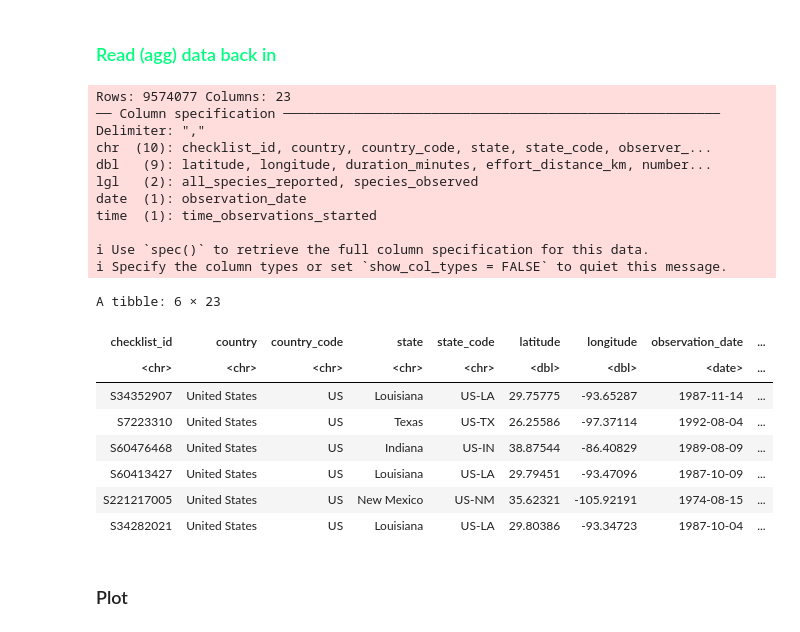
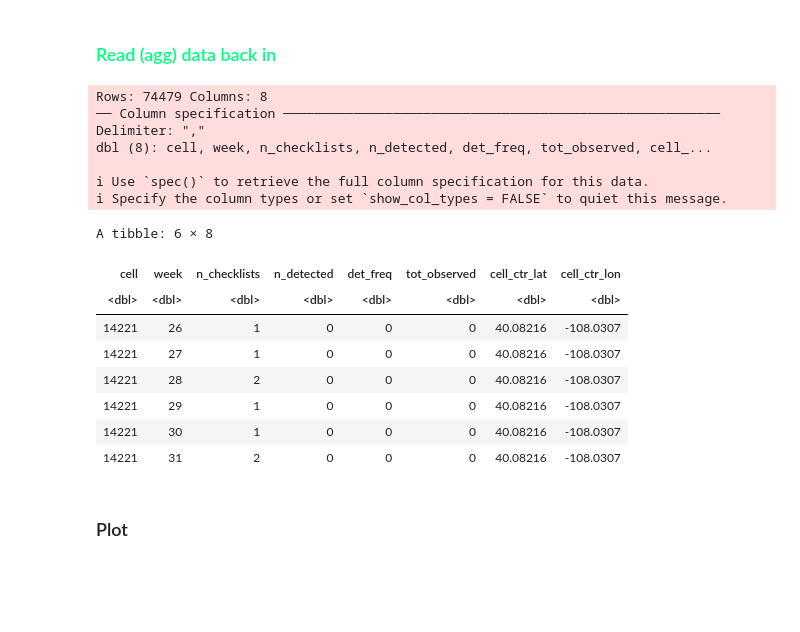
Before and after one commit to jbowen102/CS416_Narrative_Vis_project, a Jupyter notebook: eBird_data_extract.ipynb, the cells around one changed output. Cells and saved outputs as stored; diff of their text form; code cells hidden in the pictures; blank space fills up the shorter version.

```diff
--- a/eBird_data_extract.ipynb
+++ b/eBird_data_extract.ipynb
@@ -485,28 +485,24 @@ file.desc <- "swallow_tailed_kite_compl_exp_range_20260729"
 # file.desc <- "broad_winged_hawk_compl_exp_range_20260729"
 # %%
 ebd_agg_weekly = read_csv(file.path(PROJECT_DIR, "output", paste0(file.desc, "_zf_clean_agg_weekly.csv")))
-head(ebd_df)
+head(ebd_agg_weekly)
 # %% [output]
-Rows: 9574077 Columns: 23
+Rows: 74479 Columns: 8
 ── Column specification ────────────────────────────────────────────────────────
 Delimiter: ","
-chr  (10): checklist_id, country, country_code, state, state_code, observer_...
-dbl   (9): latitude, longitude, duration_minutes, effort_distance_km, number...
-lgl   (2): all_species_reported, species_observed
-date  (1): observation_date
-time  (1): time_observations_started
+dbl (8): cell, week, n_checklists, n_detected, det_freq, tot_observed, cell_...
 
 ℹ Use `spec()` to retrieve the full column specification for this data.
 ℹ Specify the column types or set `show_col_types = FALSE` to quiet this message.
-A tibble: 6 × 23
+A tibble: 6 × 8
-| checklist_id | country | country_code | state | state_code | latitude | longitude | observation_date | ... |
-| <chr> | <chr> | <chr> | <chr> | <chr> | <dbl> | <dbl> | <date> | ... |
-| S34352907 | United States | US | Louisiana | US-LA | 29.75775 | -93.65287 | 1987-11-14 | ... |
-| S7223310 | United States | US | Texas | US-TX | 26.25586 | -97.37114 | 1992-08-04 | ... |
-| S60476468 | United States | US | Indiana | US-IN | 38.87544 | -86.40829 | 1989-08-09 | ... |
-| S60413427 | United States | US | Louisiana | US-LA | 29.79451 | -93.47096 | 1987-10-09 | ... |
-| S221217005 | United States | US | New Mexico | US-NM | 35.62321 | -105.92191 | 1974-08-15 | ... |
-| S34282021 | United States | US | Louisiana | US-LA | 29.80386 | -93.34723 | 1987-10-04 | ... |
+| cell | week | n_checklists | n_detected | det_freq | tot_observed | cell_ctr_lat | cell_ctr_lon |
+| <dbl> | <dbl> | <dbl> | <dbl> | <dbl> | <dbl> | <dbl> | <dbl> |
+| 14221 | 26 | 1 | 0 | 0 | 0 | 40.08216 | -108.0307 |
+| 14221 | 27 | 1 | 0 | 0 | 0 | 40.08216 | -108.0307 |
+| 14221 | 28 | 2 | 0 | 0 | 0 | 40.08216 | -108.0307 |
+| 14221 | 29 | 1 | 0 | 0 | 0 | 40.08216 | -108.0307 |
+| 14221 | 30 | 1 | 0 | 0 | 0 | 40.08216 | -108.0307 |
+| 14221 | 31 | 2 | 0 | 0 | 0 | 40.08216 | -108.0307 |
 # %% [markdown]
 ### Plot
 # %%
```
Also changed, not shown: 1 other file.
